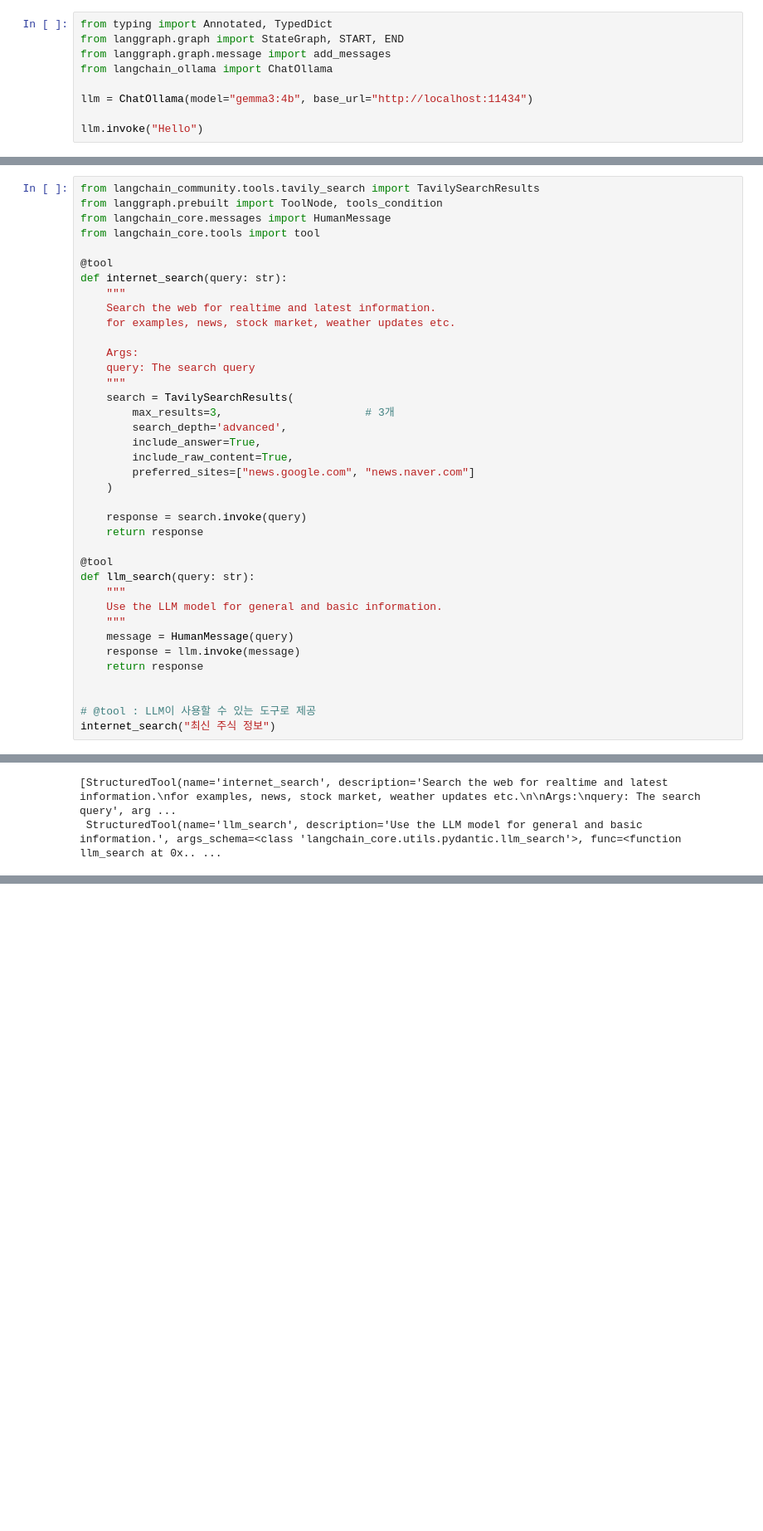
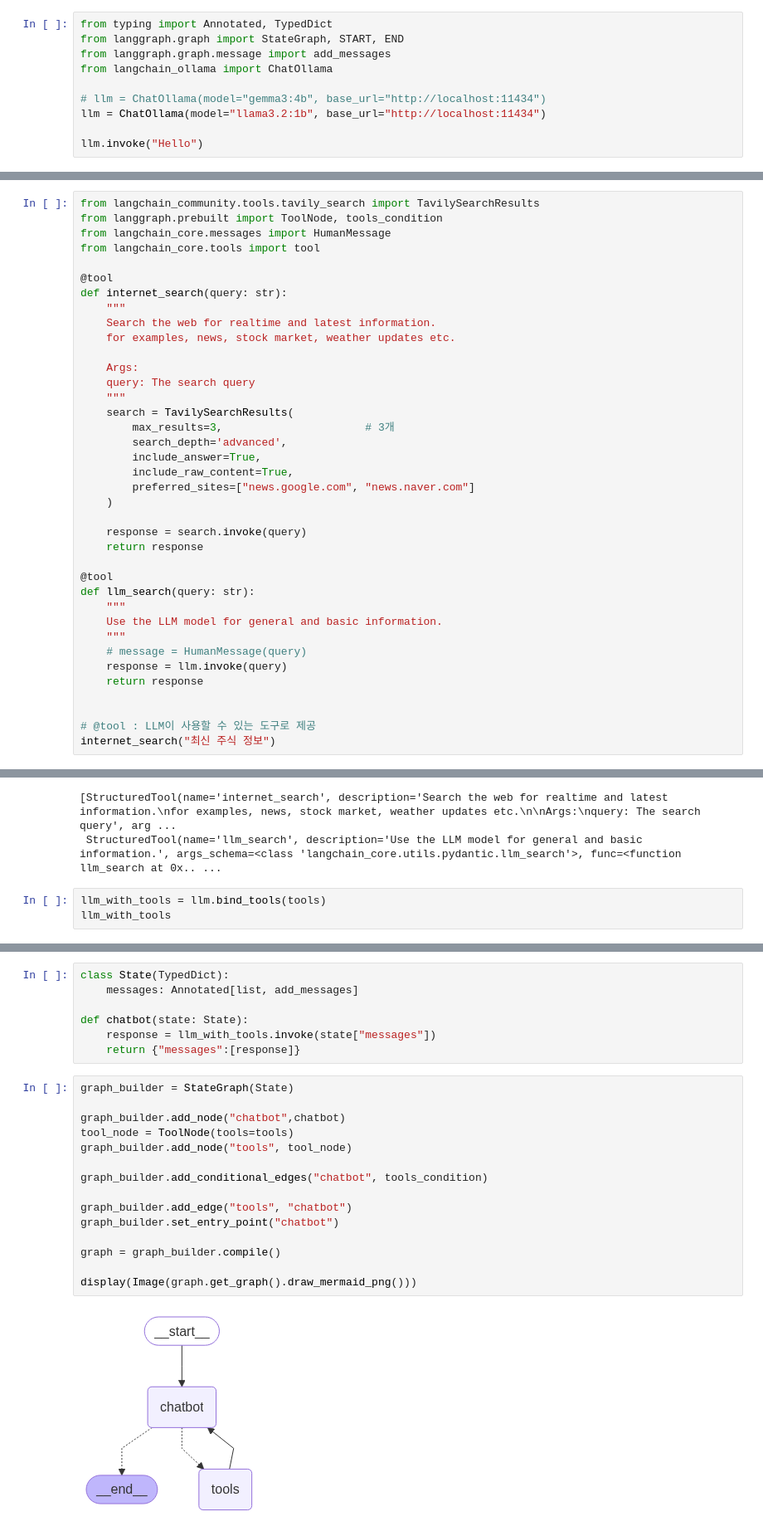
Before and after one commit to sonsungjong/python, a Jupyter notebook: LangGraph/7. Chatbot_LangGraph/Chatbot with LangGraph.ipynb, the cells around one changed output, grey strips where cells are left out. Shown at 83% size. Drawn from its saved outputs; the diff is of its cells as text; blank space fills up the shorter version.

```diff
--- a/LangGraph/7. Chatbot_LangGraph/Chatbot with LangGraph.ipynb
+++ b/LangGraph/7. Chatbot_LangGraph/Chatbot with LangGraph.ipynb
@@ -38,7 +38,8 @@ from langgraph.graph import StateGraph, START, END
 from langgraph.graph.message import add_messages
 from langchain_ollama import ChatOllama
 
-llm = ChatOllama(model="gemma3:4b", base_url="http://localhost:11434")
+# llm = ChatOllama(model="gemma3:4b", base_url="http://localhost:11434")
+llm = ChatOllama(model="llama3.2:1b", base_url="http://localhost:11434")
 
 llm.invoke("Hello")
 # %% [output]
@@ -102,8 +103,8 @@ def llm_search(query: str):
     """
     Use the LLM model for general and basic information.
     """
-    message = HumanMessage(query)
-    response = llm.invoke(message)
+    # message = HumanMessage(query)
+    response = llm.invoke(query)
     return response
 
 
@@ -131,3 +132,6 @@ tools
 # %% [output]
 [StructuredTool(name='internet_search', description='Search the web for realtime and latest information.\nfor examples, news, stock market, weather updates etc.\n\nArgs:\nquery: The search query', arg ...
  StructuredTool(name='llm_search', description='Use the LLM model for general and basic information.', args_schema=<class 'langchain_core.utils.pydantic.llm_search'>, func=<function llm_search at 0x.. ...
+# %%
+llm_with_tools = llm.bind_tools(tools)
+llm_with_tools
@@ -133,0 +140,24 @@ tools
+# %%
+class State(TypedDict):
+    messages: Annotated[list, add_messages]
+
+def chatbot(state: State):
+    response = llm_with_tools.invoke(state["messages"])
+    return {"messages":[response]}
+# %%
+graph_builder = StateGraph(State)
+
+graph_builder.add_node("chatbot",chatbot)
+tool_node = ToolNode(tools=tools)
+graph_builder.add_node("tools", tool_node)
+
+graph_builder.add_conditional_edges("chatbot", tools_condition)
+
+graph_builder.add_edge("tools", "chatbot")
+graph_builder.set_entry_point("chatbot")
+
+graph = graph_builder.compile()
+
+display(Image(graph.get_graph().draw_mermaid_png()))
+# %% [output]
+[figure, added]
```
Also changed, not shown: parts of 6 cells of this notebook.
